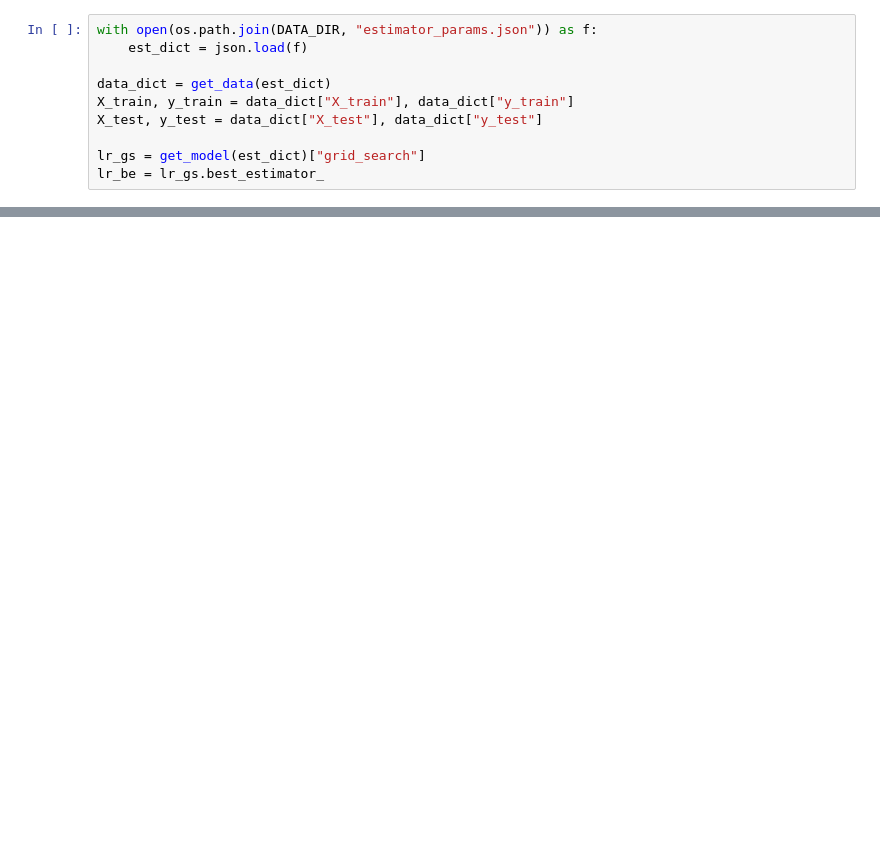
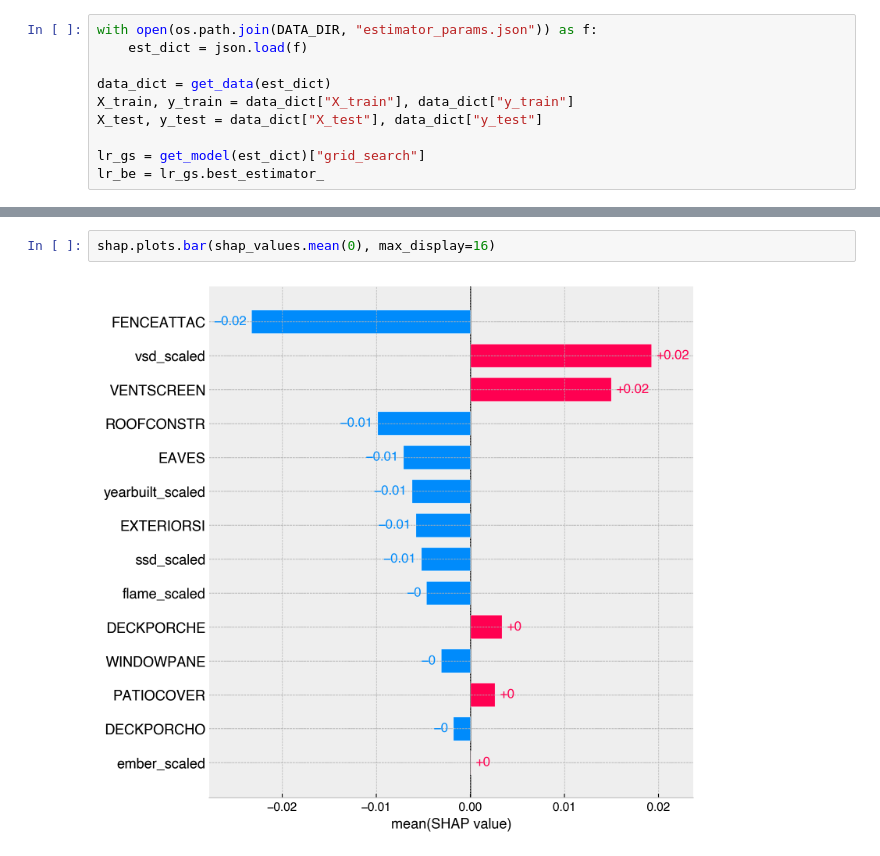
Before and after one commit to berkeley-firelab/DINS_data_analysis, a Jupyter notebook: intexplainables.ipynb, the cells around one changed output, grey strips where cells are left out. Cells and saved outputs as stored; diff of their text form; blank space fills up the shorter version.

```diff
--- a/intexplainables.ipynb
+++ b/intexplainables.ipynb
@@ -182,0 +148,4 @@ shap.plots.bar(nsh, max_display=16)
+# %%
+shap.plots.bar(shap_values.mean(0), max_display=16)
+# %% [output]
+[figure, added]
```
Also changed, not shown: parts of 21 cells of this notebook, 3 other files.
